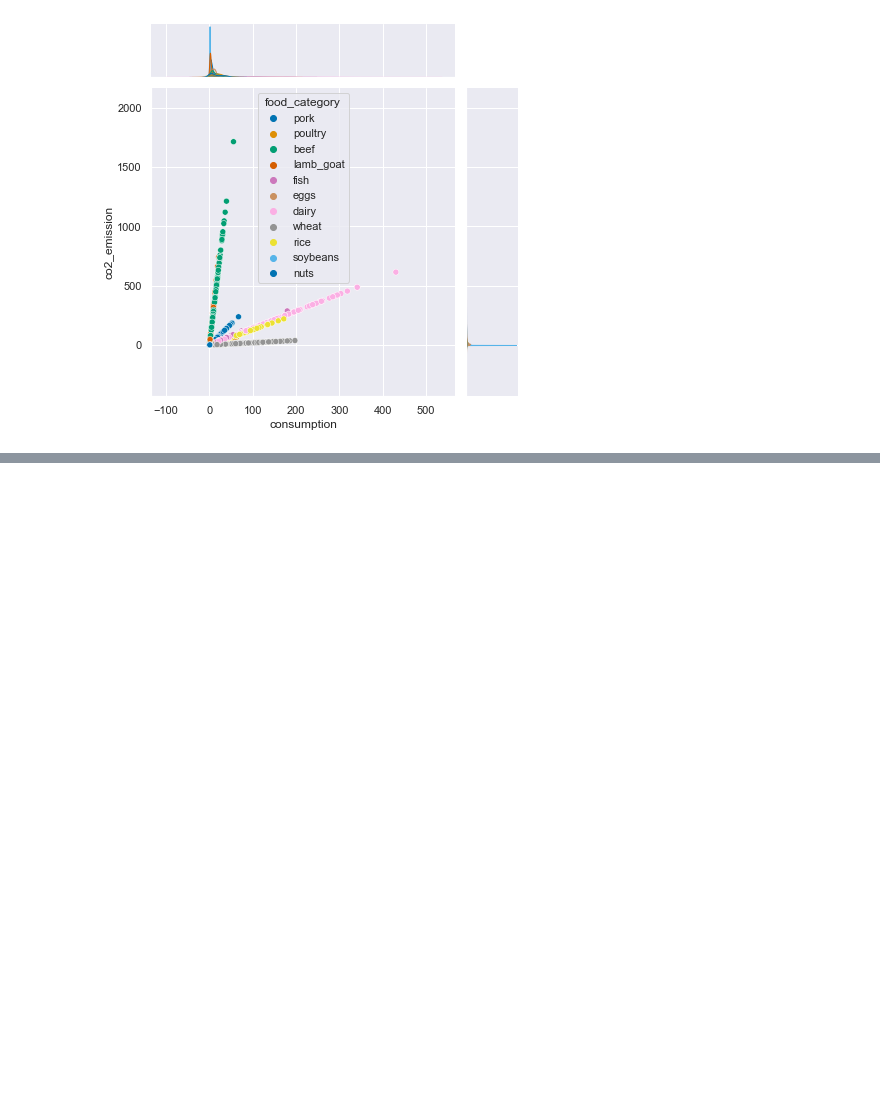
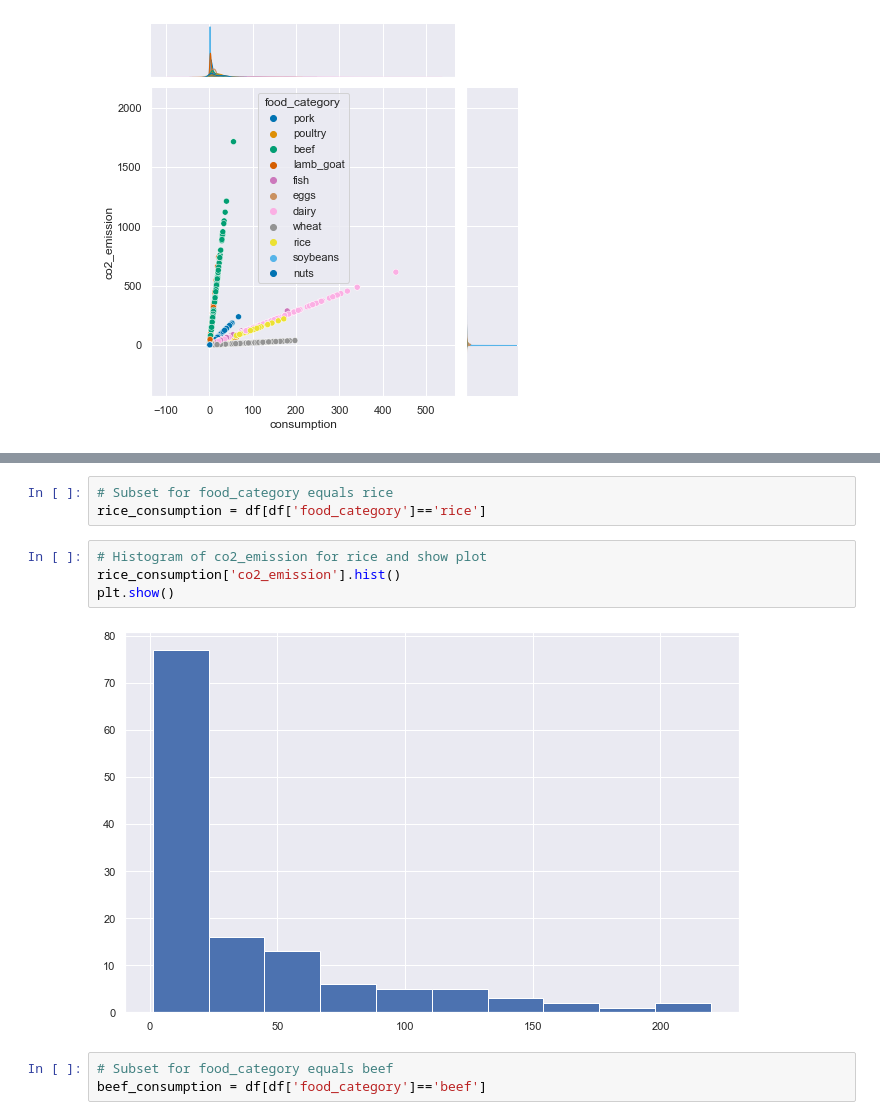
Before and after one commit to tanersoner/Generic_Projects, a Jupyter notebook: Food_Consumption.ipynb, the cells around one changed output, grey strips where cells are left out. Drawn from its saved outputs; the diff is of its cells as text; blank space fills up the shorter version.

Commit message:
Update Food_Consumption.ipynb
Food_Consumption_V2

```diff
--- a/Food_Consumption.ipynb
+++ b/Food_Consumption.ipynb
@@ -193,0 +198,12 @@ usa_food_consumption.plot(kind='bar')
+# %%
+# Subset for food_category equals rice
+rice_consumption = df[df['food_category']=='rice']
+# %%
+# Histogram of co2_emission for rice and show plot
+rice_consumption['co2_emission'].hist()
+plt.show()
+# %% [output]
+[figure, added]
+# %%
+# Subset for food_category equals beef
+beef_consumption = df[df['food_category']=='beef']
```
Also changed, not shown: parts of 3 cells of this notebook.
